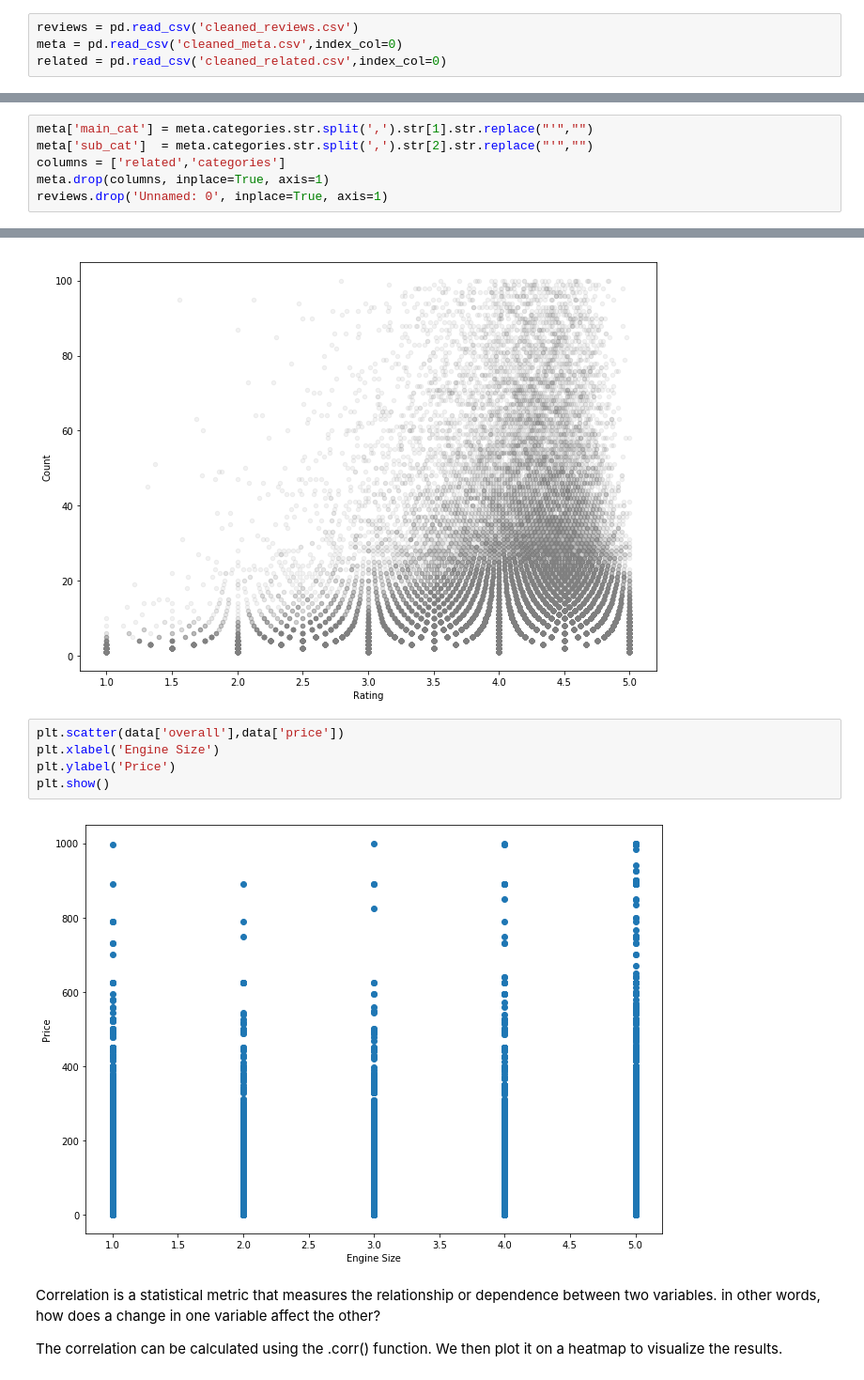
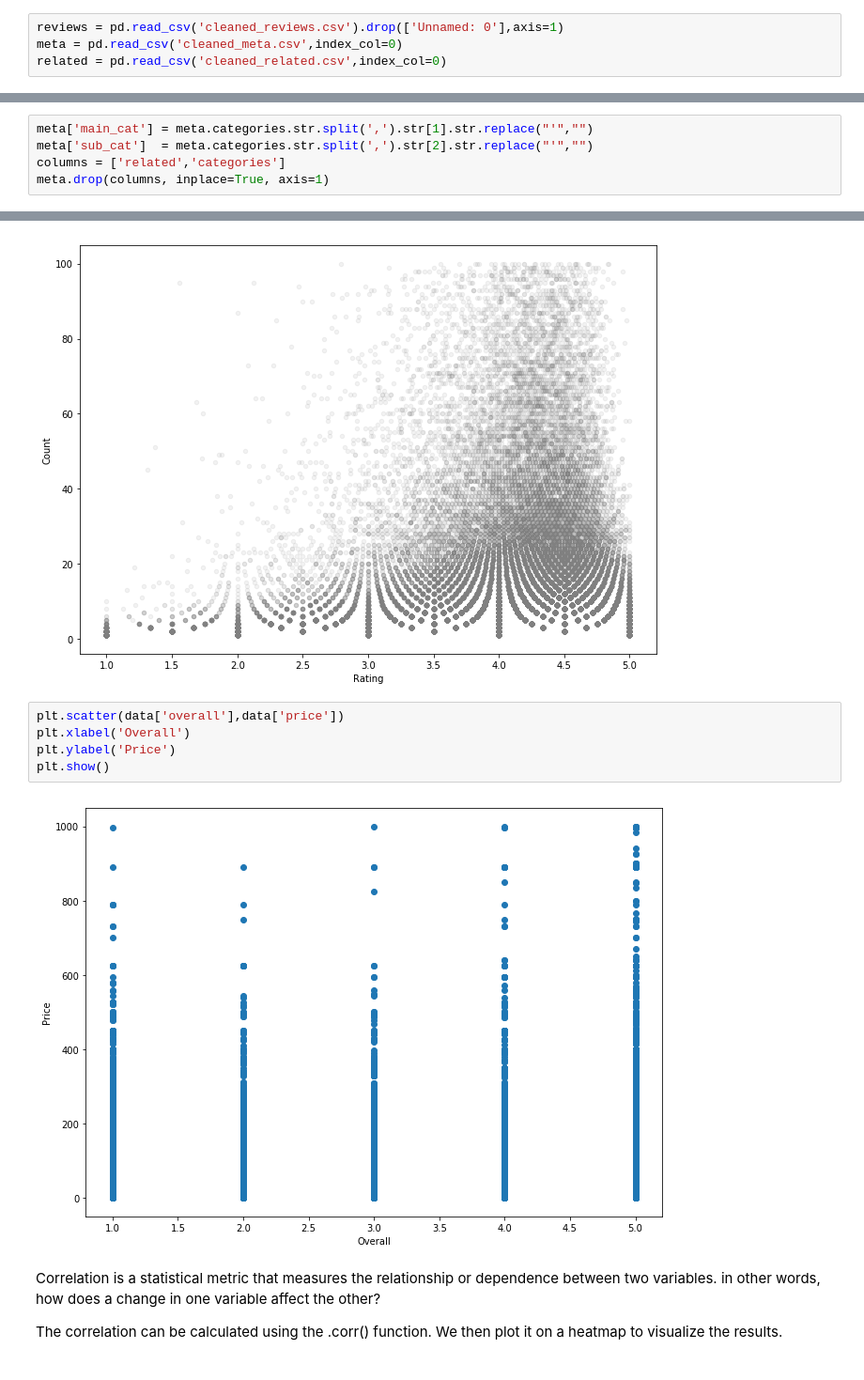
Before and after one commit to venustrip/Amazon-Recommendation-Engine, a Jupyter notebook: milestone_report.ipynb, the cells around one changed output, grey strips where cells are left out. Shown at 94% size. Saved outputs shown, nothing was run; the diff lists cells and outputs as text.

```diff
--- a/milestone_report.ipynb
+++ b/milestone_report.ipynb
@@ -214,7 +214,7 @@ warnings.filterwarnings('ignore')
 # %% [markdown]
 Read the cleaned files into dataframes.
 # %%
-reviews = pd.read_csv('cleaned_reviews.csv')
+reviews = pd.read_csv('cleaned_reviews.csv').drop(['Unnamed: 0'],axis=1)
 meta = pd.read_csv('cleaned_meta.csv',index_col=0)
 related = pd.read_csv('cleaned_related.csv',index_col=0)
 # %%
@@ -259,4 +259,3 @@ meta['main_cat'] = meta.categories.str.split(',').str[1].str.replace("'","")
 meta['sub_cat']  = meta.categories.str.split(',').str[2].str.replace("'","")
 columns = ['related','categories']
 meta.drop(columns, inplace=True, axis=1)
-reviews.drop('Unnamed: 0', inplace=True, axis=1)
@@ -549,11 +538,11 @@ plt.show()
 [figure]
 # %%
 plt.scatter(data['overall'],data['price'])
-plt.xlabel('Engine Size')
+plt.xlabel('Overall')
 plt.ylabel('Price')
 plt.show()
 # %% [output]
-[figure, old version]
+[figure, new version]
 # %% [markdown]
 Correlation is a statistical metric that measures the relationship or dependence between two variables. in other words, how does a change in one variable affect the other?
 
```
Also changed, not shown: parts of 6 cells of this notebook.
